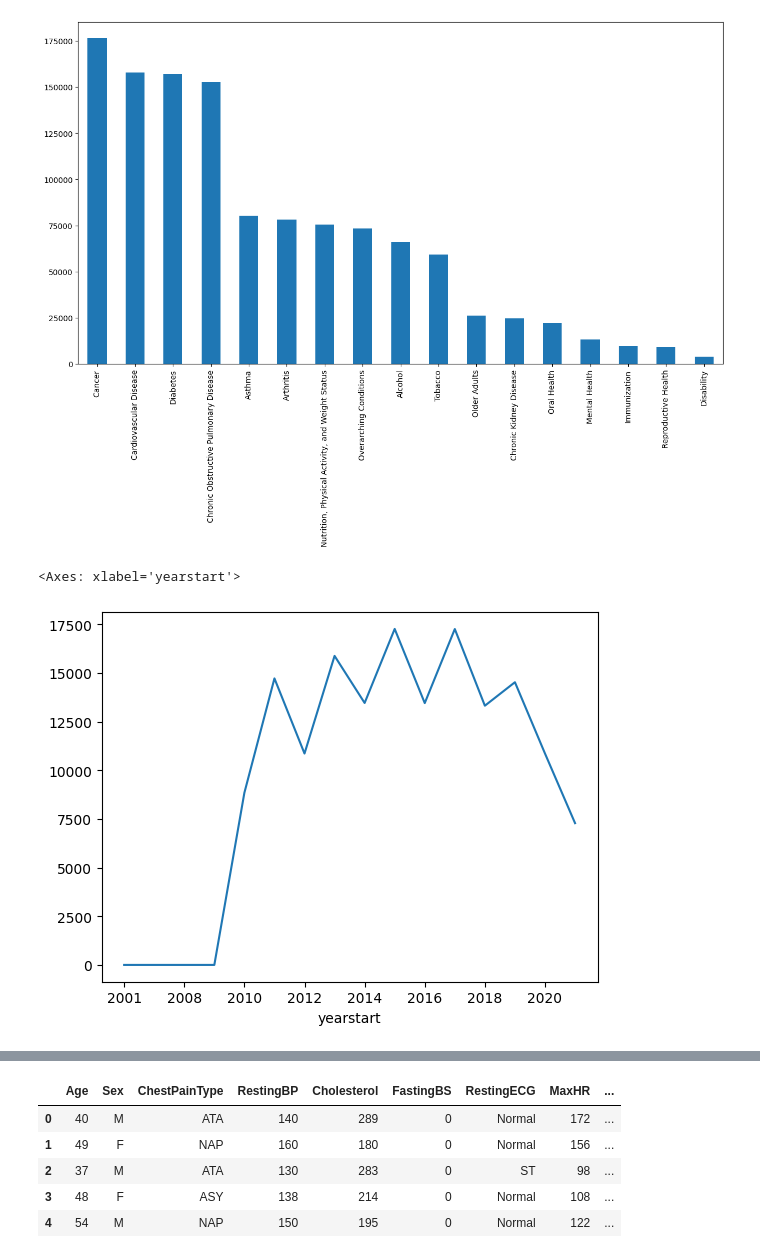
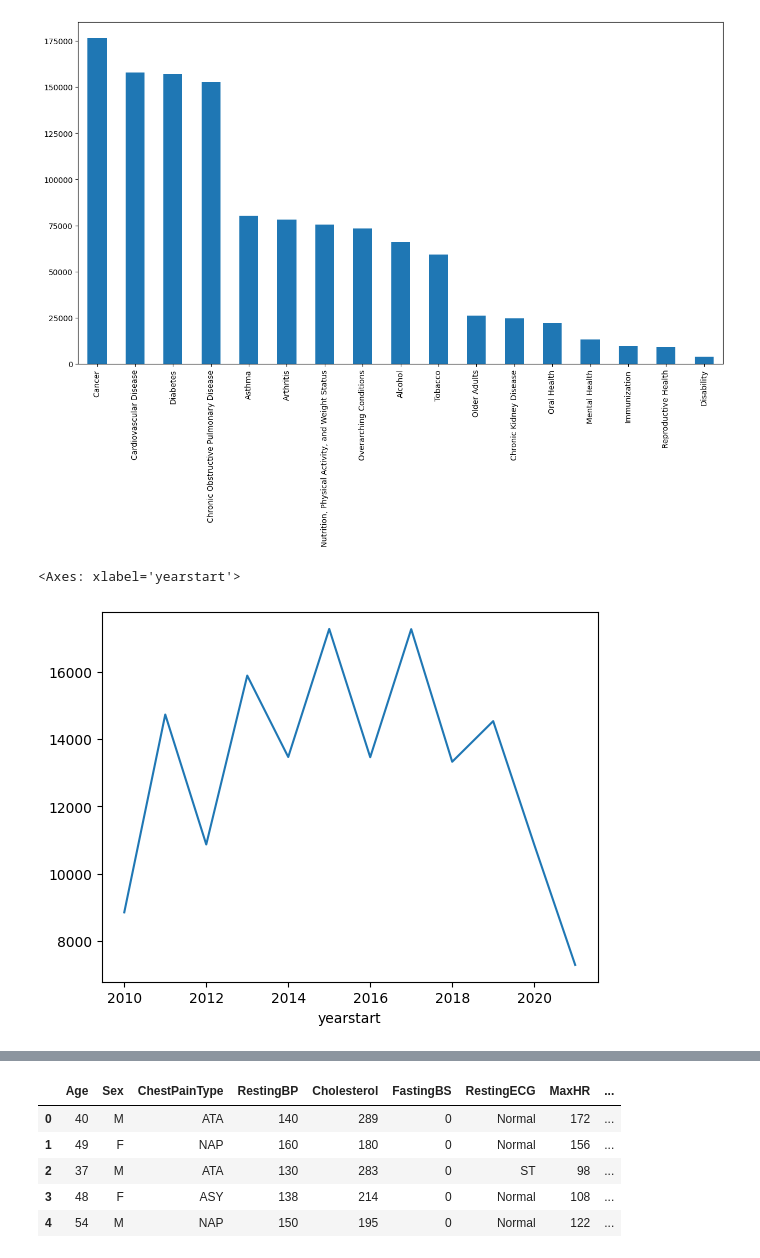
Before and after one commit to Diwakarmogarala/hds5210-2023, a Jupyter notebook: final/project.ipynb, the cells around one changed output, grey strips where cells are left out. Cells and saved outputs as stored; diff of their text form; code cells hidden in the pictures.

```diff
--- a/final/project.ipynb
+++ b/final/project.ipynb
@@ -19,7 +19,7 @@ column_list = []
 for each_column in disease_json['meta']['view']['columns']:
   column_list.append(each_column['fieldName'].replace(':','').strip())
 # %%
-disease = pd.DataFrame(s['data'], columns=column_list)
+disease = pd.DataFrame(disease_json['data'], columns=column_list)
 # %%
 pd.options.display.max_columns=50
 disease.head()
@@ -36,10 +36,10 @@ disease.topic.value_counts().plot(kind = 'bar', figsize=(15,8))
 <Axes: >
 [figure]
 # %%
-cvd = disease[['yearstart','topic']].pivot_table(index = 'yearstart', columns = 'topic', values = 'yearstart', aggfunc= 'value_counts').fillna(0)
+cvd = disease[['yearstart','topic']].pivot_table(index = 'yearstart', columns = 'topic', values = 'yearstart', aggfunc= 'value_counts')
 cvd['Cardiovascular Disease'].plot()
 # %% [output]
 <Axes: xlabel='yearstart'>
-[figure, old version]
+[figure, new version]
 # %%
 heart_disease = disease[disease['topic'] == 'Cardiovascular Disease']
```
Also changed, not shown: parts of 6 cells of this notebook.
